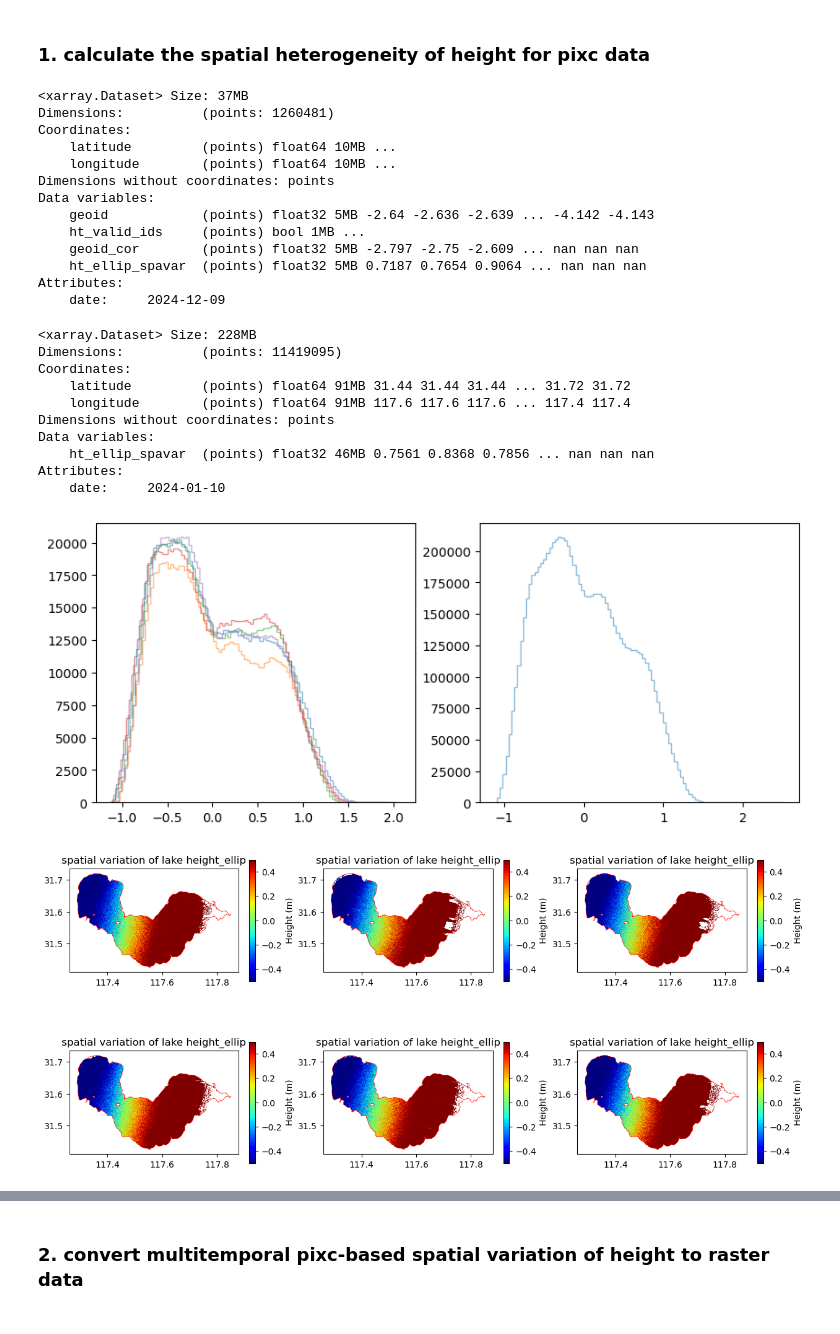
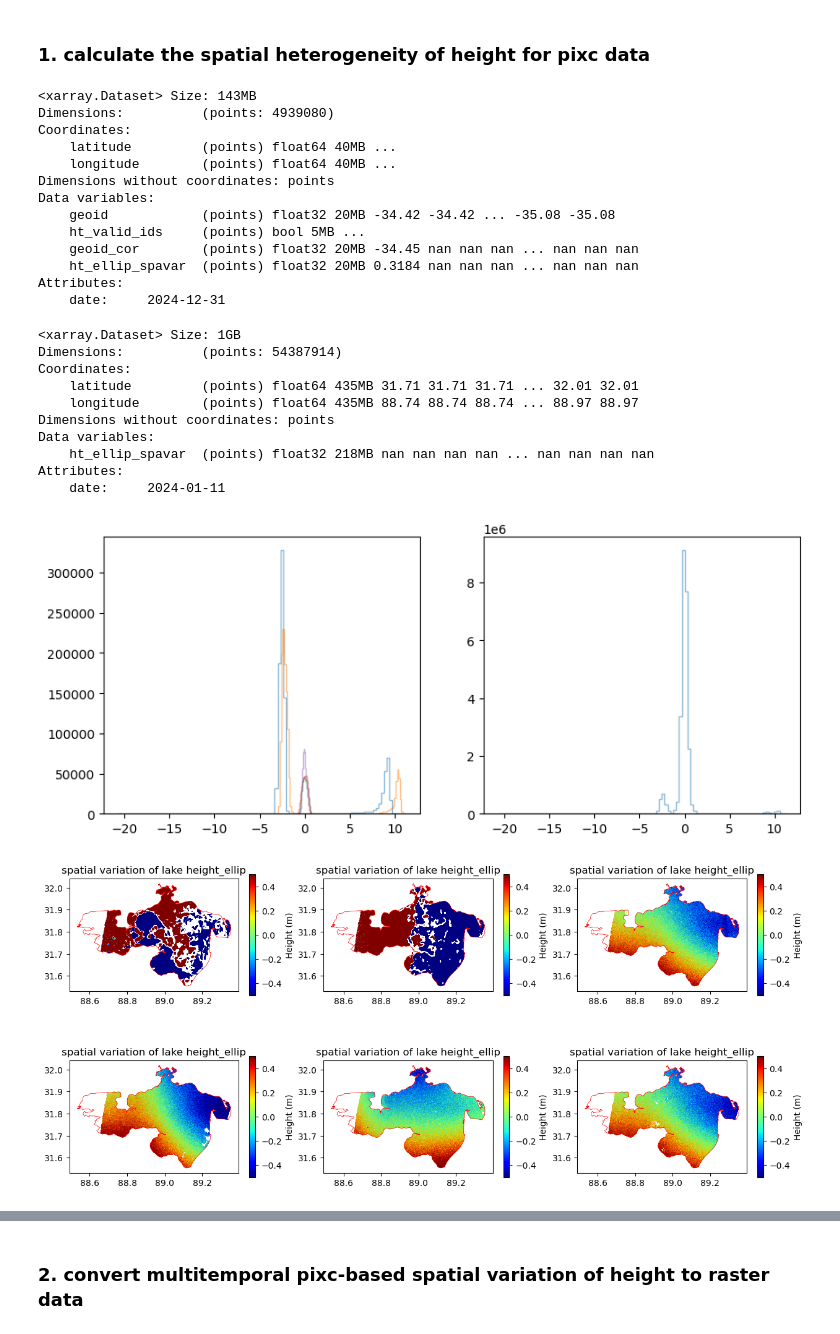
Before and after one commit to xinluo2018/swot-for-geoid, a Jupyter notebook: notebook/4_pixc_height_spavar.ipynb, the cells around one changed output, grey strips where cells are left out. Drawn from its saved outputs; the diff is of its cells as text; code cells hidden in the pictures.

```diff
--- a/notebook/4_pixc_height_spavar.ipynb
+++ b/notebook/4_pixc_height_spavar.ipynb
@@ -12,8 +12,8 @@ import matplotlib.pyplot as plt
 from utils.functions import meter2deg
 from utils.pixc2raster import pixc2raster
 # %%
-path_lake_vec = 'data/chaohu-lake/hydrolake_chaohu.gpkg'
-dir_pixc = 'data/chaohu-lake/swot-pixc'
+path_lake_vec = 'data/siling_co-lake/hydrolake_siling_co.gpkg'
+dir_pixc = 'data/siling_co-lake/swot-pixc'
 paths_pixc_filtered = sorted(glob(dir_pixc + '/*masked_filtered.nc'))  # Get the first .nc file in the directory
 print(len(paths_pixc_filtered))
 paths_pixc_filtered[0]
@@ -44,34 +44,34 @@ for path in paths_pixc_filtered:
     pixcs_spavar_ls.append(pixc_spavar_xr)
 pixc_spavar_xr
 # %% [output]
-<xarray.Dataset> Size: 37MB
-Dimensions:          (points: 1260481)
+<xarray.Dataset> Size: 143MB
+Dimensions:          (points: 4939080)
 Coordinates:
-    latitude         (points) float64 10MB ...
-    longitude        (points) float64 10MB ...
+    latitude         (points) float64 40MB ...
+    longitude        (points) float64 40MB ...
 Dimensions without coordinates: points
 Data variables:
-    geoid            (points) float32 5MB -2.64 -2.636 -2.639 ... -4.142 -4.143
-    ht_valid_ids     (points) bool 1MB ...
-    geoid_cor        (points) float32 5MB -2.797 -2.75 -2.609 ... nan nan nan
-    ht_ellip_spavar  (points) float32 5MB 0.7187 0.7654 0.9064 ... nan nan nan
+    geoid            (points) float32 20MB -34.42 -34.42 ... -35.08 -35.08
+    ht_valid_ids     (points) bool 5MB ...
+    geoid_cor        (points) float32 20MB -34.45 nan nan nan ... nan nan nan
+    ht_ellip_spavar  (points) float32 20MB 0.3184 nan nan nan ... nan nan nan
 Attributes:
-    date:     2024-12-09
+    date:     2024-12-31
 # %%
 pixcs_spavar_xr = xr.concat(pixcs_spavar_ls, dim='points')   ## merge multitemporal xarray dataset.
 pixcs_spavar_xr = pixcs_spavar_xr[['ht_ellip_spavar']]
 pixcs_spavar_xr
 # %% [output]
-<xarray.Dataset> Size: 228MB
-Dimensions:          (points: 11419095)
+<xarray.Dataset> Size: 1GB
+Dimensions:          (points: 54387914)
 Coordinates:
-    latitude         (points) float64 91MB 31.44 31.44 31.44 ... 31.72 31.72
-    longitude        (points) float64 91MB 117.6 117.6 117.6 ... 117.4 117.4
+    latitude         (points) float64 435MB 31.71 31.71 31.71 ... 32.01 32.01
+    longitude        (points) float64 435MB 88.74 88.74 88.74 ... 88.97 88.97
 Dimensions without coordinates: points
 Data variables:
-    ht_ellip_spavar  (points) float32 46MB 0.7561 0.8368 0.7856 ... nan nan nan
+    ht_ellip_spavar  (points) float32 218MB nan nan nan nan ... nan nan nan nan
 Attributes:
-    date:     2024-01-10
+    date:     2024-01-11
 # %%
 fig, ax = plt.subplots(1,2,figsize=(10, 4))
 ax[0].hist(pixcs_spavar_ls[0]['ht_ellip_spavar'].values, bins=100, alpha=0.5, histtype='step');
@@ -81,23 +81,24 @@ ax[0].hist(pixcs_spavar_ls[3]['ht_ellip_spavar'].values, bins=100, alpha=0.5, hi
 ax[0].hist(pixcs_spavar_ls[4]['ht_ellip_spavar'].values, bins=100, alpha=0.5, histtype='step');
 ax[1].hist(pixcs_spavar_xr['ht_ellip_spavar'].values, bins=100, alpha=0.5, histtype='step');
 # %% [output]
-[figure, old version]
+[figure, new version]
 # %%
 fig, ax = plt.subplots(2, 3, figsize=(15, 7))
 for i in range(2):
   for j in range(3):
     idx = i*3 + j
     if idx >= len(pixcs_spavar_ls): break
-    scat = ax[i][j].scatter(x=pixcs_spavar_ls[idx].longitude, y=pixcs_spavar_ls[idx].latitude,
-                          c=pixcs_spavar_ls[idx]['ht_ellip_spavar'].values,
-                          s=0.5, edgecolor='none', cmap='jet',
-                          vmin=-0.5, vmax=0.5
-                          )
+    scat = ax[i][j].scatter(x=pixcs_spavar_ls[idx].longitude,
+                            y=pixcs_spavar_ls[idx].latitude,
+                            c=pixcs_spavar_ls[idx]['ht_ellip_spavar'].values,
+                            s=0.5, edgecolor='none', cmap='jet',
+                            vmin=-0.5, vmax=0.5
+                            )
     lake_gdf.plot(ax=ax[i][j], color='none', edgecolor='red', linewidth=0.5)
     plt.colorbar(scat, label='Height (m)', shrink=0.8)
     ax[i][j].set_title('spatial variation of lake height_ellip')
 # %% [output]
-[figure, old version]
+[figure, new version]
 # %%
 fig, ax = plt.subplots(1, 1, figsize=(5, 5))
 scat = ax.scatter(x=pixcs_spavar_xr.longitude, y=pixcs_spavar_xr.latitude,
```
Also changed, not shown: parts of 6 cells of this notebook, 21 other files.
